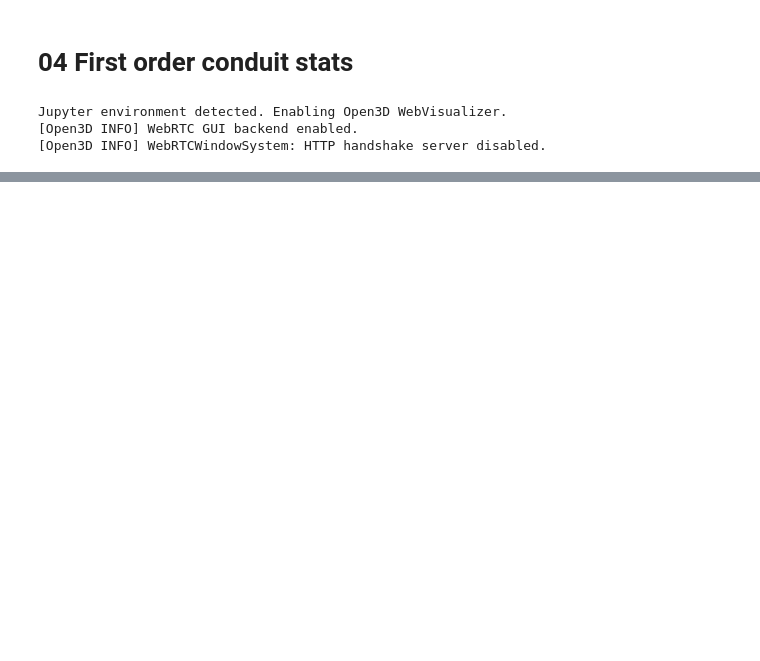
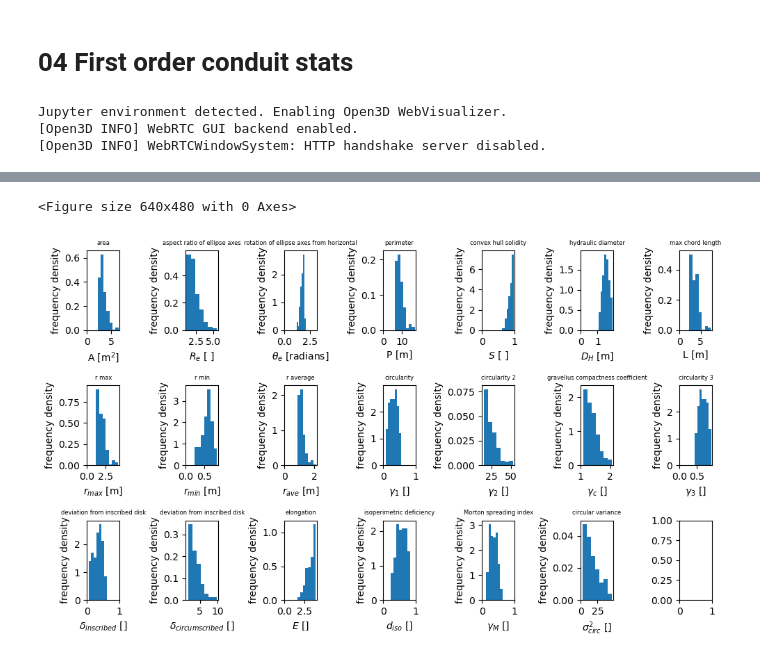
Before and after one commit to ERC-Karst/pc-centrelines, a Jupyter notebook: notebooks/step_by_step_characterisation/04_FirstOrderConduitStats.ipynb, the cells around one changed output, grey strips where cells are left out. Cells and saved outputs as stored; diff of their text form; code cells hidden in the pictures; blank space fills up the shorter version.

```diff
--- a/notebooks/step_by_step_characterisation/04_FirstOrderConduitStats.ipynb
+++ b/notebooks/step_by_step_characterisation/04_FirstOrderConduitStats.ipynb
@@ -27,2 +203,29 @@ sections_directory = join(split(centreline_filepaths[idx])[0], "sections")
+# %%
+fig = plt.figure()
+# %% [output]
+<Figure size 640x480 with 0 Axes>
+# %%
+fig, axes = plt.subplots(3, 7, figsize = (10, 6))
+
+for c, (descriptor, ax) in enumerate(zip(header[:-1], axes.flatten())):
+    data = conduit_descriptors[:, c]
+
+
+    too_small_areas = conduit_descriptors[:, 0] < 1
+
+    bins = np.linspace(*np.quantile(data, [0.025, 0.975]), int(1+np.log2(len(data))))
+
+    ax.hist(data[~too_small_areas], bins= bins, density=True)
+
+    ax.set_xlim(*geom.DESCRIPTOR_MAP[descriptor]["bounds"])
+    ax.set_ylabel("frequency density")
+    ax.set_xlabel(f"{geom.DESCRIPTOR_MAP[descriptor]['abbr']} [{geom.DESCRIPTOR_MAP[descriptor]['unit']}]")
+    ax.set_title(f"{geom.DESCRIPTOR_MAP[descriptor]['name']}", fontsize=6)
+
+plt.tight_layout()
+plt.savefig("./temp/fauxMonnayeursHistograms.png")
+plt.show()
+# %% [output]
+[figure, added]
 # %%
 centreline = np.loadtxt(centreline_filepaths[idx], skiprows=1)
```
Also changed, not shown: parts of 25 cells of this notebook, 4 other files.
